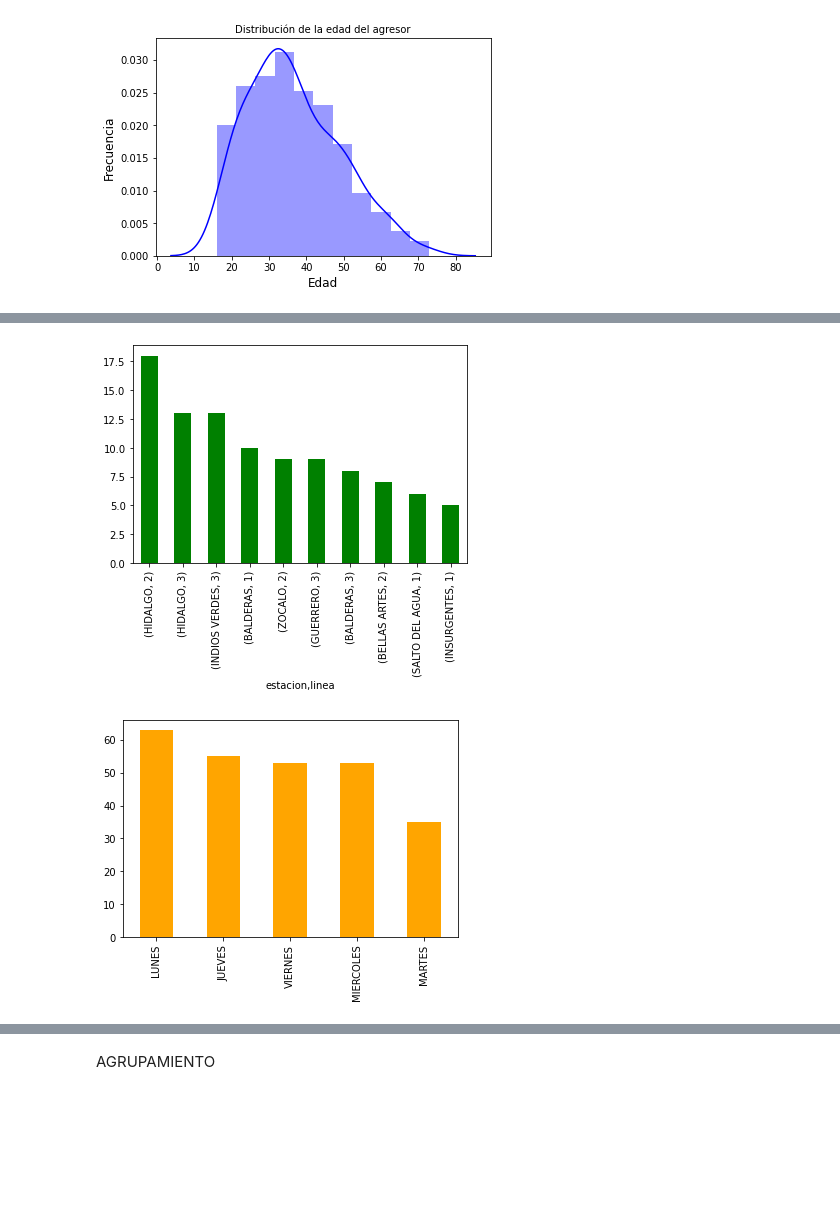
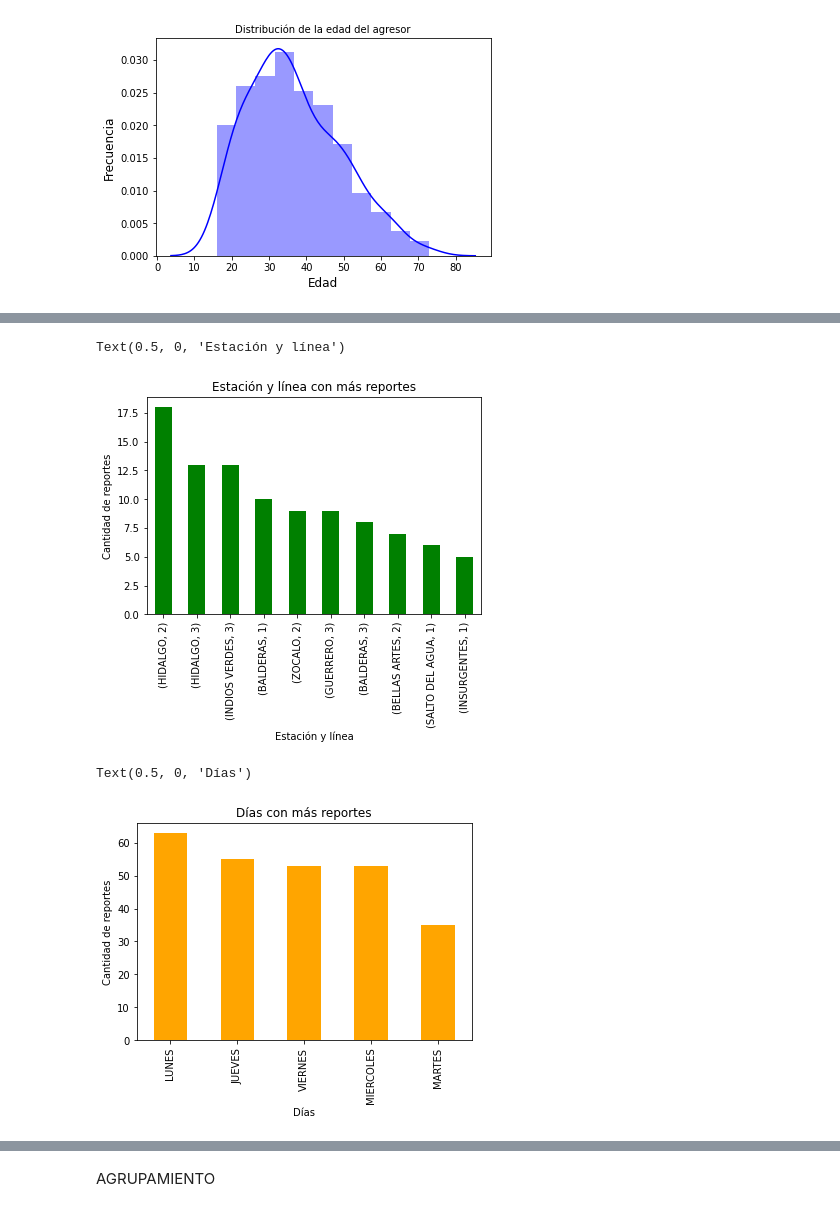
Before and after one commit to pauNancy21/Tareas-Ciencia-Datos, a Jupyter notebook: Código_fuente_ASE_I_NPGR.ipynb, the cells around one changed output, grey strips where cells are left out. Cells and saved outputs as stored; diff of their text form; code cells hidden in the pictures; blank space fills up the shorter version.

```diff
--- a/Código_fuente_ASE_I_NPGR.ipynb
+++ b/Código_fuente_ASE_I_NPGR.ipynb
@@ -233,11 +278,19 @@ plt.figure(figsize=(14,10))
 <Figure size 1008x720 with 0 Axes>
 # %%
 my_plot = analisismetro[['estacion','linea']].value_counts().head(10).plot(color='green',kind='bar')
+plt.title('Estación y línea con más reportes', fontsize = 12)
+plt.ylabel('Cantidad de reportes')
+plt.xlabel('Estación y línea')
 # %% [output]
+Text(0.5, 0, 'Estación y línea')
-[figure, old version]
+[figure, new version]
 # %%
 myplot = analisismetro['dia'].value_counts().plot(color='orange',kind='bar')
+plt.title('Días con más reportes', fontsize = 12)
+plt.ylabel('Cantidad de reportes')
+plt.xlabel('Días')
 # %% [output]
+Text(0.5, 0, 'Días')
-[figure, old version]
+[figure, new version]
 # %%
 my_plot = analisismetro[['estacion','dia']].value_counts().head(10).plot(color='purple',kind='bar')
```
Also changed, not shown: parts of 41 cells of this notebook.
